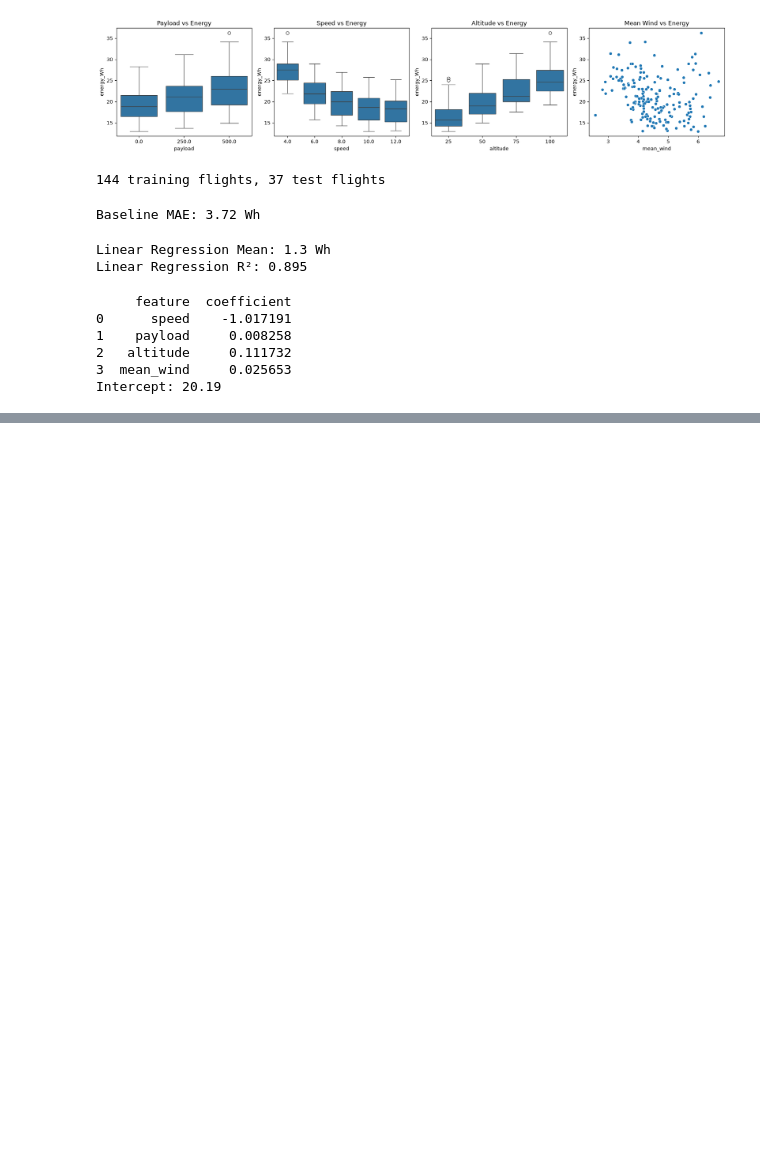
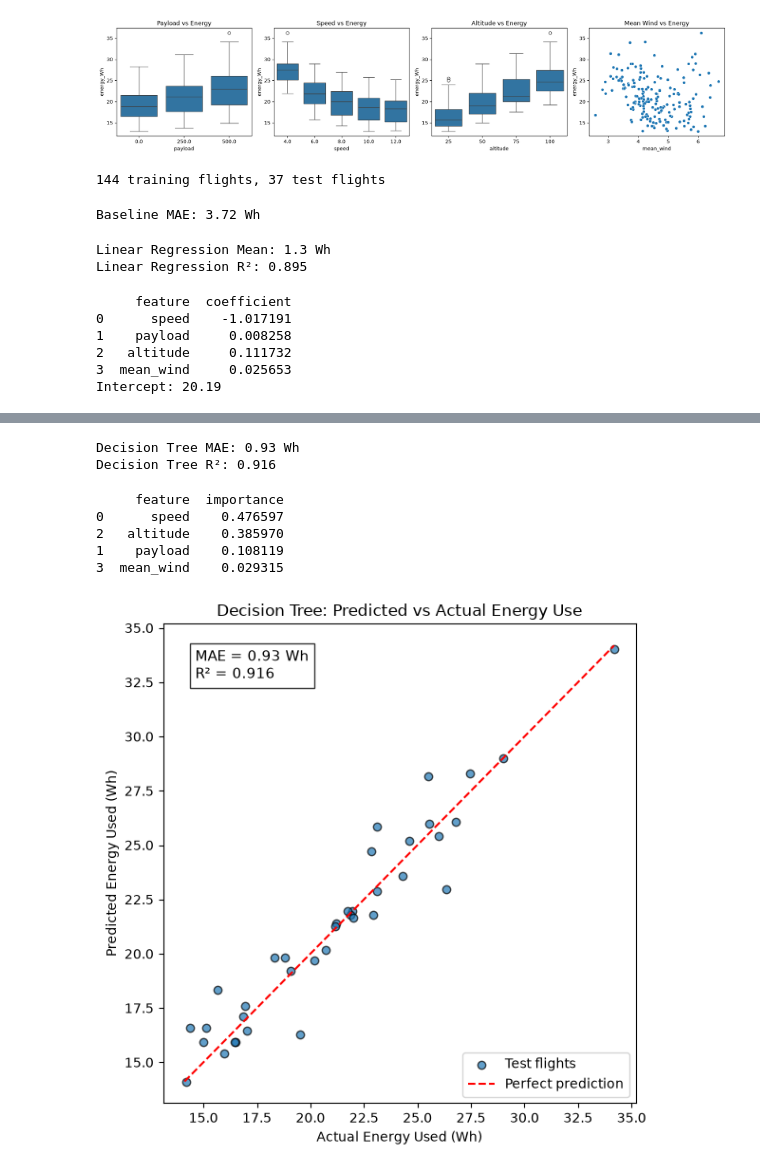
Before and after one commit to MassSarcasm/Battery-Consumption-Drone-Project, a Jupyter notebook: Battery Project.ipynb, the cells around one changed output, grey strips where cells are left out. Cells and saved outputs as stored; diff of their text form; code cells hidden in the pictures; blank space fills up the shorter version.

```diff
--- a/Battery Project.ipynb
+++ b/Battery Project.ipynb
@@ -153,0 +171,46 @@ Intercept: 20.19
+# %%
+tree = DecisionTreeRegressor(max_depth=8, random_state=42)
+tree.fit(X_train, y_train)
+
+tree_pred = tree.predict(X_test)
+
+print("Decision Tree MAE:", round(mean_absolute_error(y_test, tree_pred), 2), "Wh")
+print("Decision Tree R²:", round(r2_score(y_test, tree_pred), 3))
+# %% [output]
+Decision Tree MAE: 0.93 Wh
+Decision Tree R²: 0.916
+# %%
+importance = pd.DataFrame({"feature": X.columns,
+                           "importance": tree.feature_importances_})
+print(importance.sort_values("importance", ascending=False))
+# %% [output]
+     feature  importance
+0      speed    0.476597
+2   altitude    0.385970
+1    payload    0.108119
+3  mean_wind    0.029315
+# %%
+plt.figure(figsize=(6, 6))
+
+# Each dot is one test flight
+plt.scatter(y_test, tree_pred, alpha=0.7, edgecolor="black", label="Test flights")
+
+# Perfect-prediction line: dots on this line were predicted exactly right
+min_val = min(y_test.min(), tree_pred.min())
+max_val = max(y_test.max(), tree_pred.max())
+plt.plot([min_val, max_val], [min_val, max_val], "r--", label="Perfect prediction")
+
+plt.title("Decision Tree: Predicted vs Actual Energy Use")
+plt.xlabel("Actual Energy Used (Wh)")
+plt.ylabel("Predicted Energy Used (Wh)")
+
+# Show the scores on the chart
+plt.text(min_val + 0.5, max_val - 1.5,
+         f"MAE = {mean_absolute_error(y_test, tree_pred):.2f} Wh\nR² = {r2_score(y_test, tree_pred):.3f}",
+         fontsize=11, bbox=dict(facecolor="white", alpha=0.8))
+
+plt.legend(loc="lower right")
+plt.tight_layout()
+plt.show()
+# %% [output]
+[figure, added]
```
Also changed, not shown: parts of 2 cells of this notebook.
